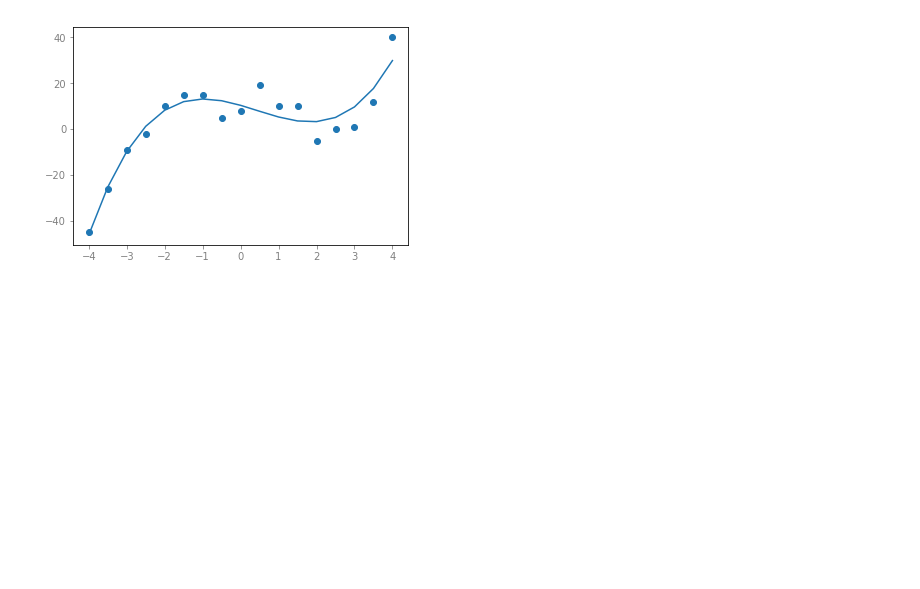
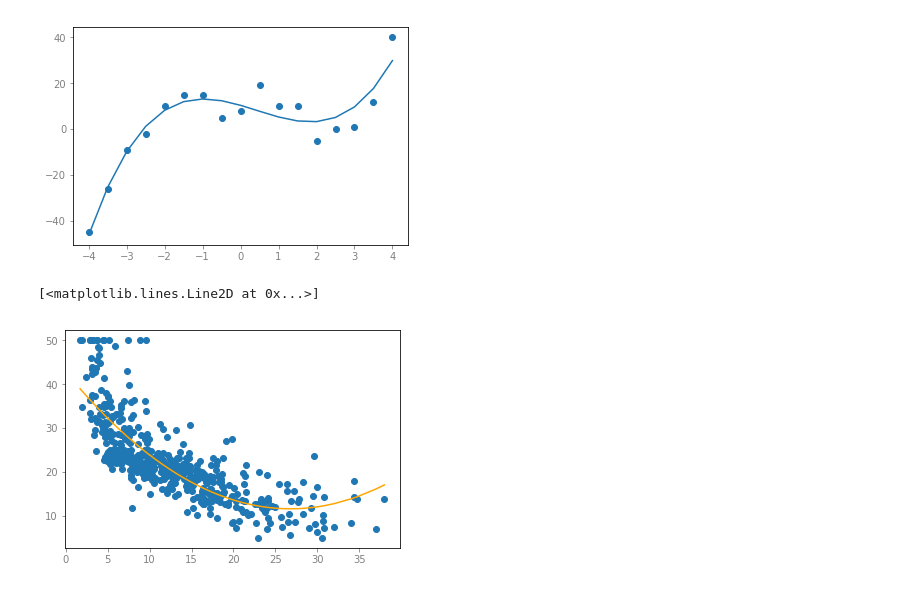
Before and after one commit to fukakeng/MlProgrammingStudy, a Jupyter notebook: Chapter5.ipynb, the cells around one changed output. Cells and saved outputs as stored; diff of their text form; code cells hidden in the pictures; blank space fills up the shorter version.

Commit message:
sklearnのデータ使ってみる

```diff
--- a/Chapter5.ipynb
+++ b/Chapter5.ipynb
@@ -130,3 +130,31 @@ plt.plot(x, model.intercept_ + model.coef_[1]*x + model.coef_[2]*x**2 + model.co
 10.343653250773999
 [<matplotlib.lines.Line2D at 0x...>]
 [figure]
+# %%
+from pandas import DataFrame
+from sklearn.datasets import load_boston
+from sklearn.pipeline import Pipeline
+
+boston = load_boston()
+df = DataFrame(boston.data, columns=boston.feature_names)
+
+# 目的変数(住宅価格の中央値)をDataFrameへ追加
+df['MEDV'] = np.array(boston.target)
+
+plt.scatter(df['LSTAT'], df['MEDV'])
+ax = plt.gca()
+ax.tick_params(colors='grey')
+
+model = Pipeline([
+    ('poly', PolynomialFeatures(degree=2)),
+    ('linear', linear_model.Ridge())
+])
+
+X = np.array(df['LSTAT']).reshape(-1, 1)
+model.fit(X, df['MEDV'])
+
+uX = np.unique(X)
+plt.plot(uX, model.predict(uX.reshape(-1, 1)), color='orange')
+# %% [output]
+[<matplotlib.lines.Line2D at 0x...>]
+[figure, added]
```
Also changed, not shown: parts of 4 cells of this notebook.
